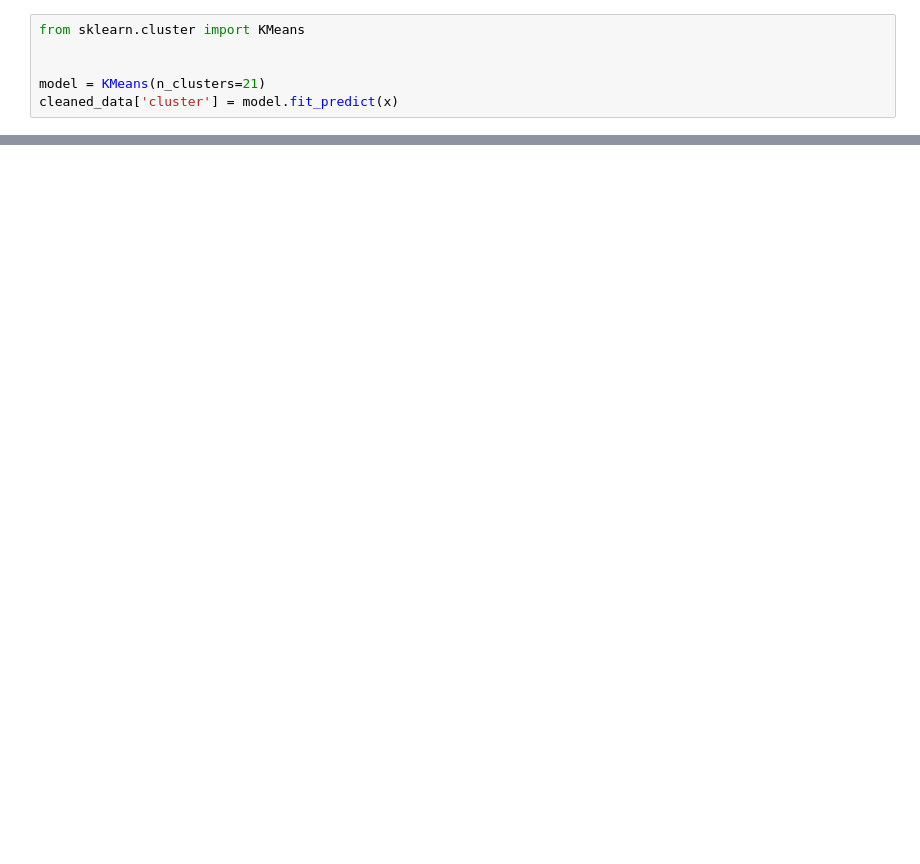
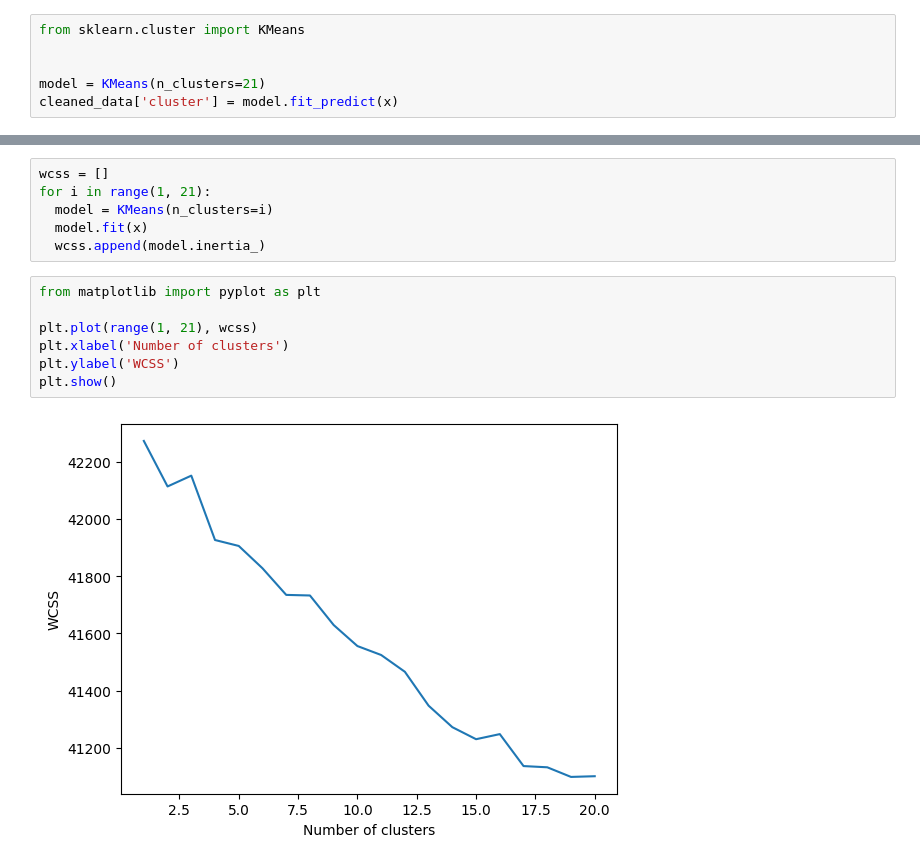
Before and after one commit to Mahendran180923/News_Senticonomy, a Jupyter notebook: Senticonomy.ipynb, the cells around one changed output, grey strips where cells are left out. Cells and saved outputs as stored; diff of their text form; blank space fills up the shorter version.

```diff
--- a/Senticonomy.ipynb
+++ b/Senticonomy.ipynb
@@ -523,0 +548,15 @@ dtype: int64
+# %%
+wcss = []
+for i in range(1, 21):
+  model = KMeans(n_clusters=i)
+  model.fit(x)
+  wcss.append(model.inertia_)
+# %%
+from matplotlib import pyplot as plt
+
+plt.plot(range(1, 21), wcss)
+plt.xlabel('Number of clusters')
+plt.ylabel('WCSS')
+plt.show()
+# %% [output]
+[figure, added]
```
Also changed, not shown: parts of 6 cells of this notebook.
